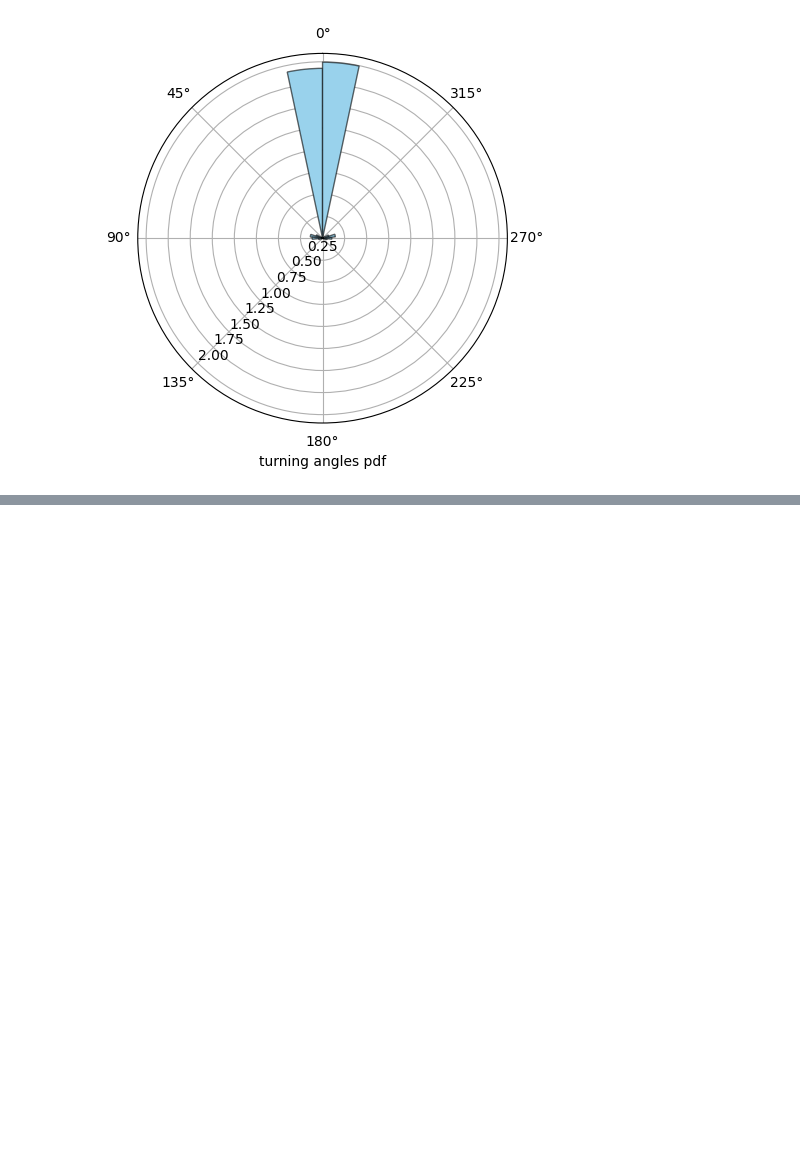
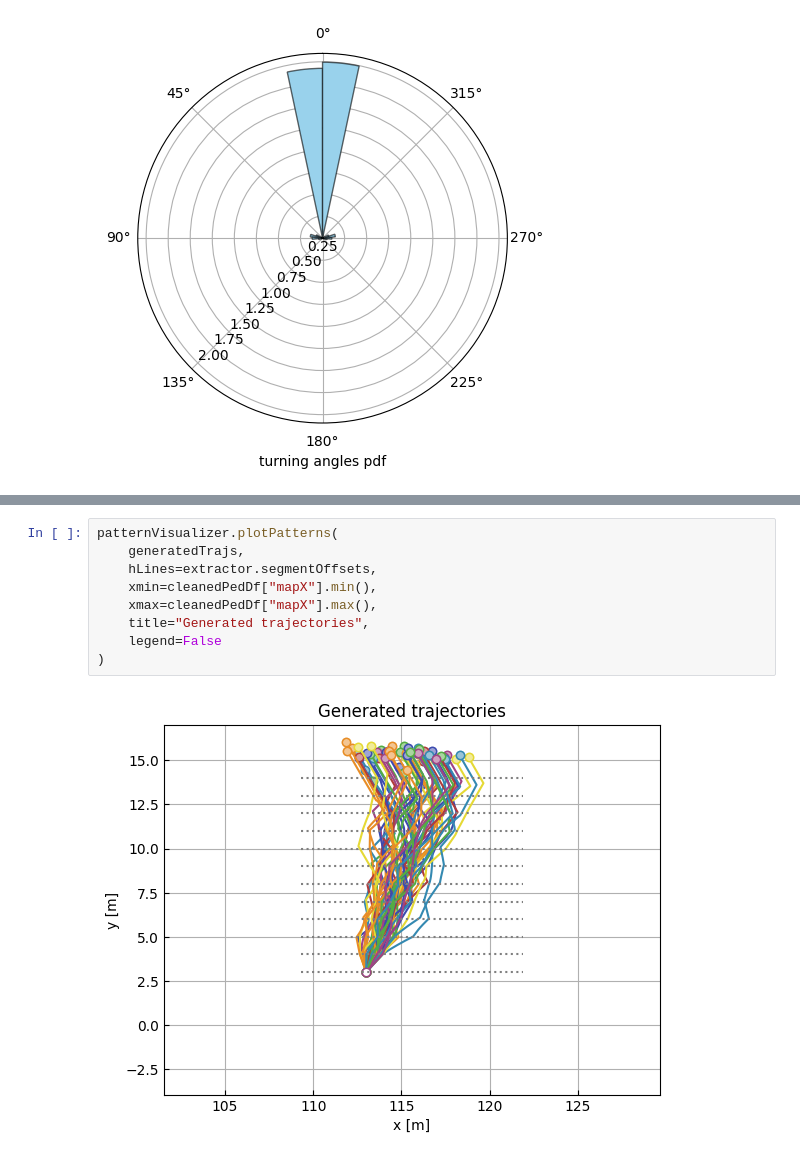
Before and after one commit to adhocmaster/diverging-trajectories, a Jupyter notebook: src/notebooks/break-by-y-axis.ipynb, the cells around one changed output, grey strips where cells are left out. Drawn from its saved outputs; the diff is of its cells as text; blank space fills up the shorter version.

```diff
--- a/src/notebooks/break-by-y-axis.ipynb
+++ b/src/notebooks/break-by-y-axis.ipynb
@@ -420,0 +572,11 @@ patternVisualizer.plotPatterns(
+# %%
+patternVisualizer.plotPatterns(
+    generatedTrajs,
+    hLines=extractor.segmentOffsets,
+    xmin=cleanedPedDf["mapX"].min(),
+    xmax=cleanedPedDf["mapX"].max(),
+    title="Generated trajectories",
+    legend=False
+)
+# %% [output]
+[figure, added]
```
Also changed, not shown: parts of 20 cells of this notebook, 3 other files.
